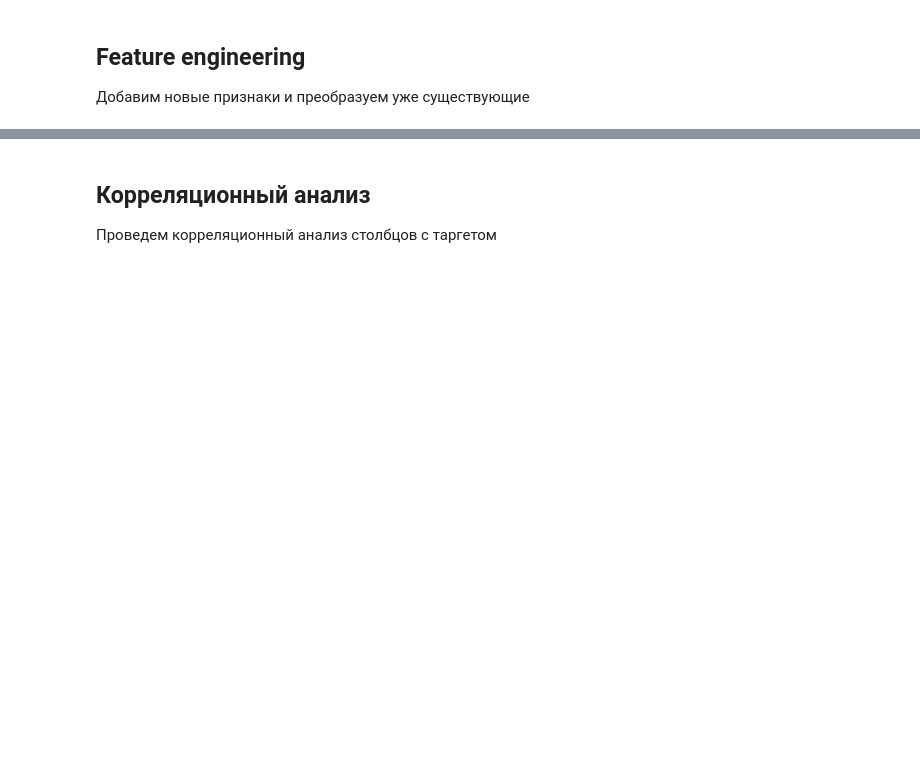
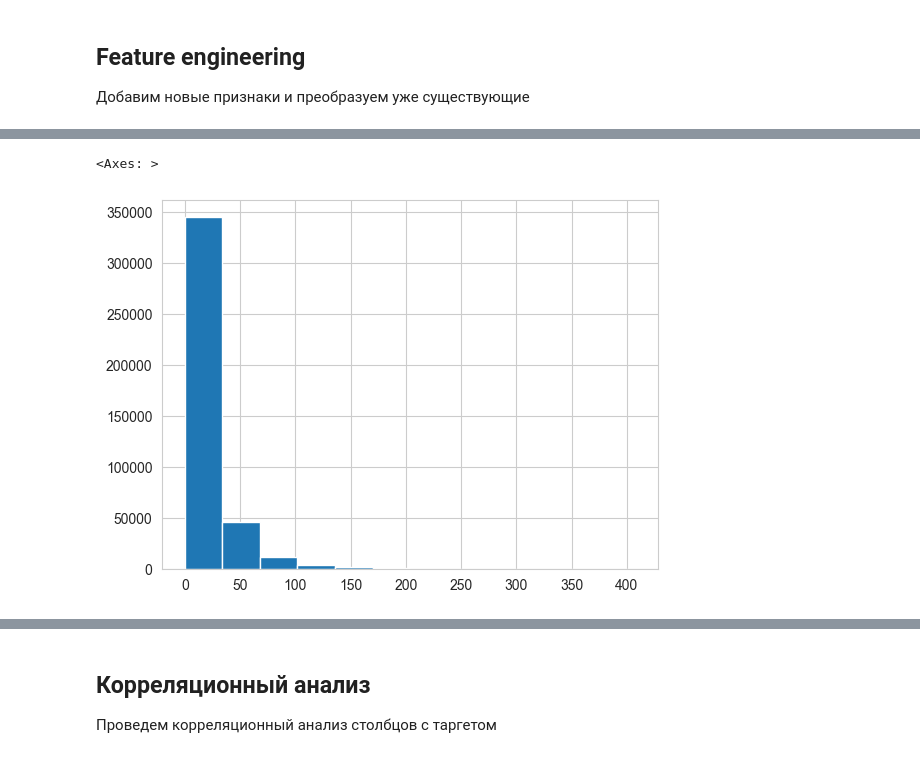
Before and after one commit to Moncervers/hotel_review_score_prediction, a Jupyter notebook: score_prediction.ipynb, the cells around one changed output, grey strips where cells are left out. Saved outputs shown, nothing was run; the diff lists cells and outputs as text; code cells hidden in the pictures; blank space fills up the shorter version.

```diff
--- a/score_prediction.ipynb
+++ b/score_prediction.ipynb
@@ -879,0 +904,5 @@ df_processed
+# %%
+df['negative_words'].hist(bins=12)
+# %% [output]
+<Axes: >
+[figure, added]
```
Also changed, not shown: parts of 19 cells of this notebook.
